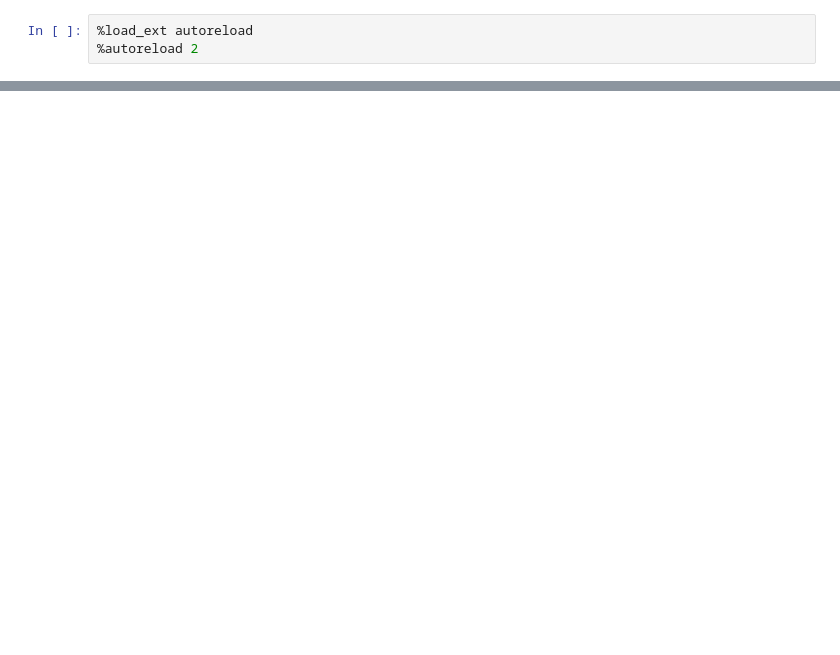
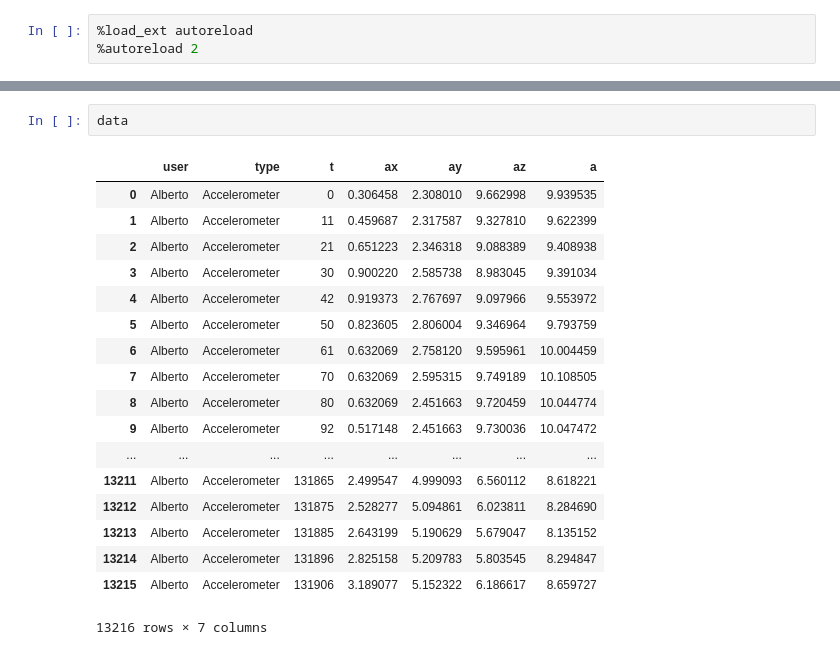
Before and after one commit to DedZago/msbd, a Jupyter notebook: LoadData.ipynb, the cells around one changed output, grey strips where cells are left out. Drawn from its saved outputs; the diff is of its cells as text; blank space fills up the shorter version.

```diff
--- a/LoadData.ipynb
+++ b/LoadData.ipynb
@@ -31,0 +46,21 @@ dati.to_pickle("./dati.pkl")
+# %%
+data
+# %% [output]
+|  | user | type | t | ax | ay | az | a |
+| 0 | Alberto | Accelerometer | 0 | 0.306458 | 2.308010 | 9.662998 | 9.939535 |
+| 1 | Alberto | Accelerometer | 11 | 0.459687 | 2.317587 | 9.327810 | 9.622399 |
+| 2 | Alberto | Accelerometer | 21 | 0.651223 | 2.346318 | 9.088389 | 9.408938 |
+| 3 | Alberto | Accelerometer | 30 | 0.900220 | 2.585738 | 8.983045 | 9.391034 |
+| 4 | Alberto | Accelerometer | 42 | 0.919373 | 2.767697 | 9.097966 | 9.553972 |
+| 5 | Alberto | Accelerometer | 50 | 0.823605 | 2.806004 | 9.346964 | 9.793759 |
+| 6 | Alberto | Accelerometer | 61 | 0.632069 | 2.758120 | 9.595961 | 10.004459 |
+| 7 | Alberto | Accelerometer | 70 | 0.632069 | 2.595315 | 9.749189 | 10.108505 |
+| 8 | Alberto | Accelerometer | 80 | 0.632069 | 2.451663 | 9.720459 | 10.044774 |
+| 9 | Alberto | Accelerometer | 92 | 0.517148 | 2.451663 | 9.730036 | 10.047472 |
+| ... | ... | ... | ... | ... | ... | ... | ... |
+| 13211 | Alberto | Accelerometer | 131865 | 2.499547 | 4.999093 | 6.560112 | 8.618221 |
+| 13212 | Alberto | Accelerometer | 131875 | 2.528277 | 5.094861 | 6.023811 | 8.284690 |
+| 13213 | Alberto | Accelerometer | 131885 | 2.643199 | 5.190629 | 5.679047 | 8.135152 |
+| 13214 | Alberto | Accelerometer | 131896 | 2.825158 | 5.209783 | 5.803545 | 8.294847 |
+| 13215 | Alberto | Accelerometer | 131906 | 3.189077 | 5.152322 | 6.186617 | 8.659727 |
+13216 rows × 7 columns
```
Also changed, not shown: parts of 8 cells of this notebook, 34 other files.
